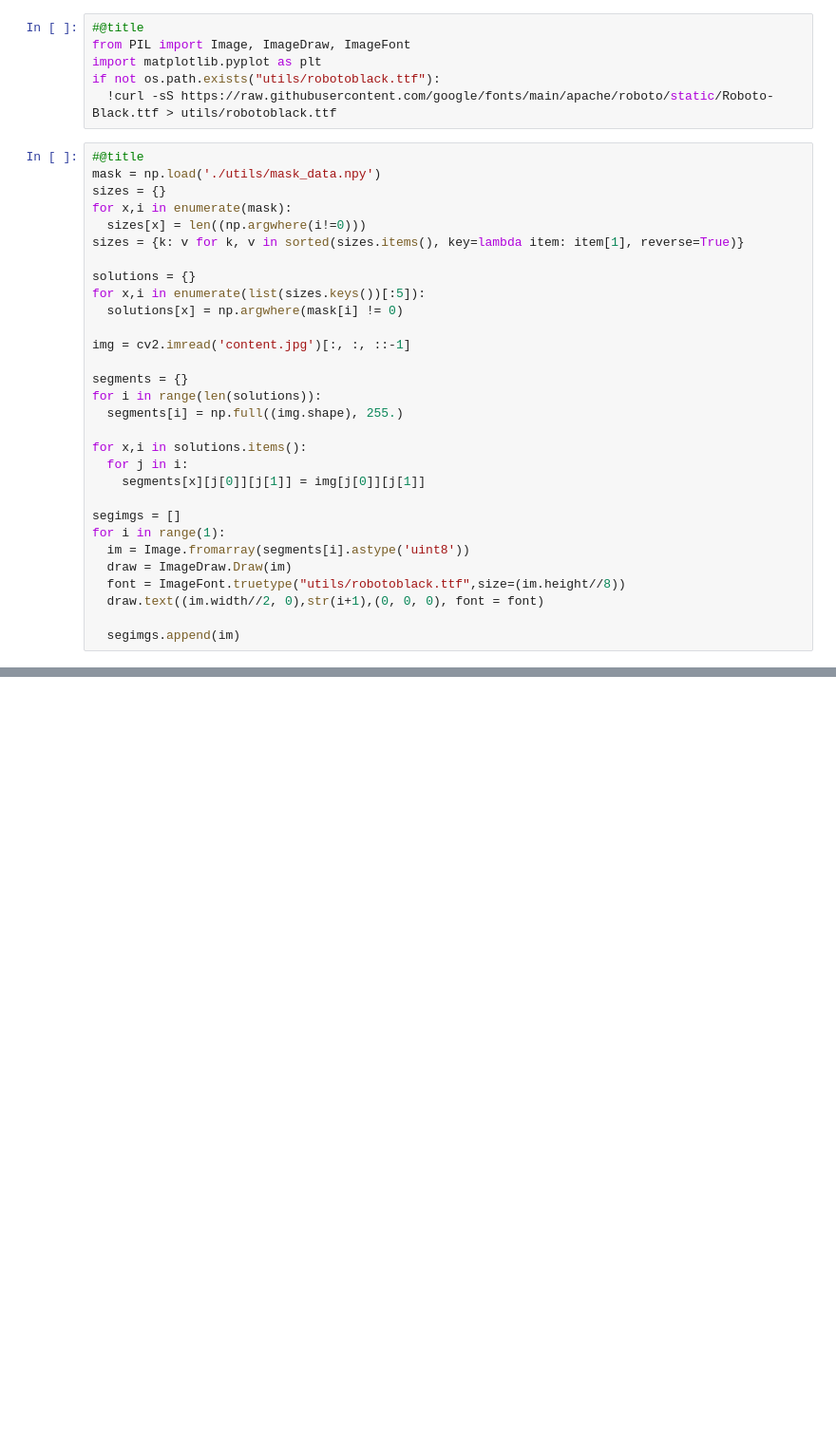
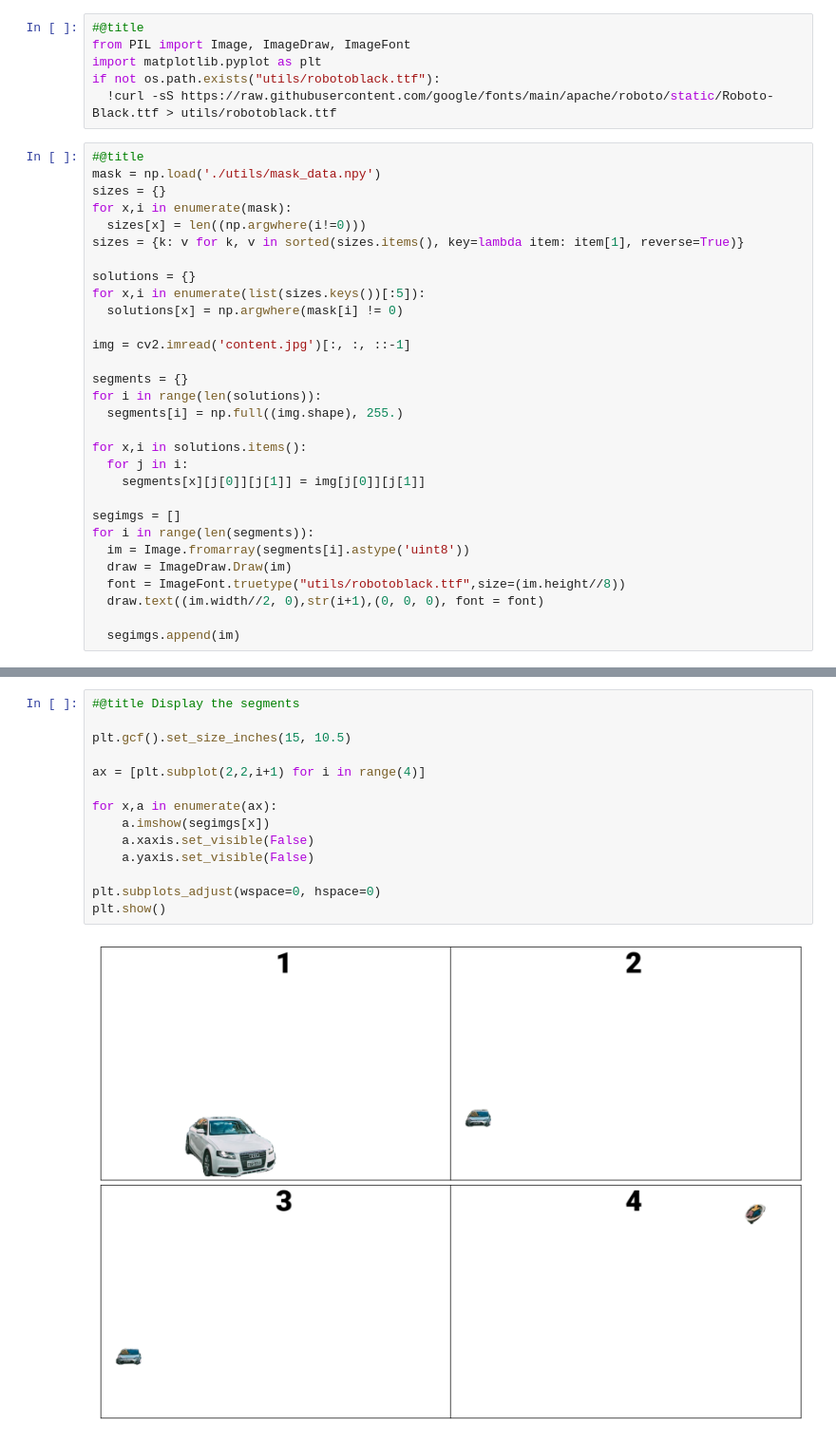
Before and after one commit to insaiyancvk/Artistic-Transfer, a Jupyter notebook: Text_based_style_transfer_on_segment_of_an_image.ipynb, the cells around one changed output, grey strips where cells are left out. Shown at 95% size. Drawn from its saved outputs; the diff is of its cells as text; blank space fills up the shorter version.

```diff
--- a/Text_based_style_transfer_on_segment_of_an_image.ipynb
+++ b/Text_based_style_transfer_on_segment_of_an_image.ipynb
@@ -648,7 +676,7 @@ for x,i in solutions.items():
     segments[x][j[0]][j[1]] = img[j[0]][j[1]]
 
 segimgs = []
-for i in range(1):
+for i in range(len(segments)):
   im = Image.fromarray(segments[i].astype('uint8'))
   draw = ImageDraw.Draw(im)
   font = ImageFont.truetype("utils/robotoblack.ttf",size=(im.height//8))
@@ -675,2 +686,18 @@ plt.tight_layout()
+# %%
+#@title Display the segments
+
+plt.gcf().set_size_inches(15, 10.5)
+
+ax = [plt.subplot(2,2,i+1) for i in range(4)]
+
+for x,a in enumerate(ax):
+    a.imshow(segimgs[x])
+    a.xaxis.set_visible(False)
+    a.yaxis.set_visible(False)
+
+plt.subplots_adjust(wspace=0, hspace=0)
+plt.show()
+# %% [output]
+[figure, added]
 # %%
 #@markdown Enter the segment index number to process the further steps.
```
Also changed, not shown: parts of 12 cells of this notebook.
